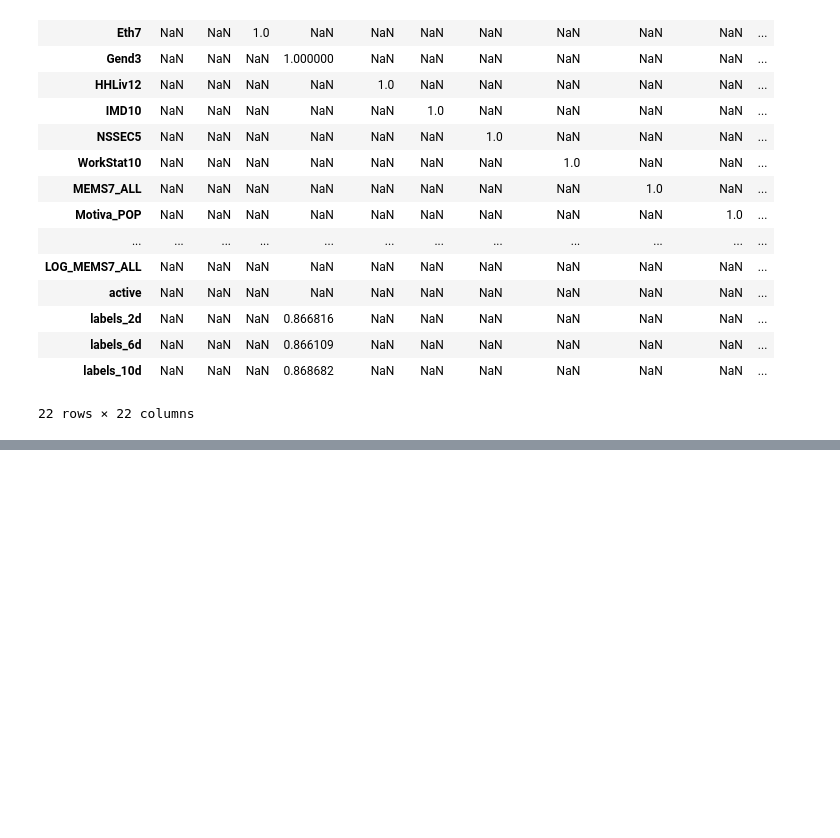
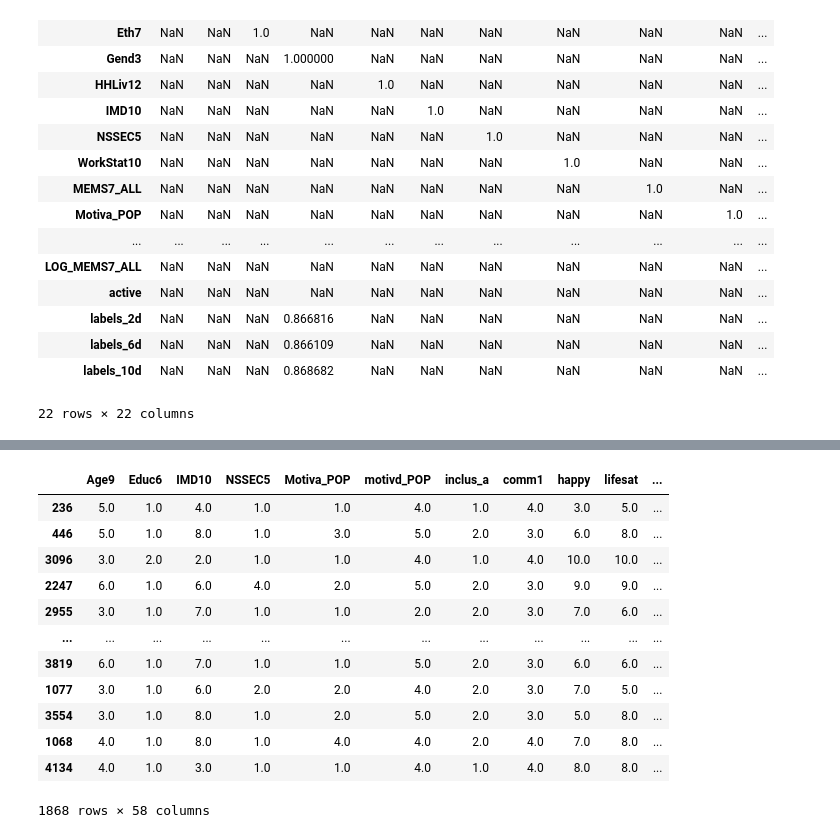
Before and after one commit to ferguswatson39/london_sport2, a Jupyter notebook: notebooks/perturbation/perturb_test.ipynb, the cells around one changed output, grey strips where cells are left out. Saved outputs shown, nothing was run; the diff lists cells and outputs as text; code cells hidden in the pictures; blank space fills up the shorter version.

```diff
--- a/notebooks/perturbation/perturb_test.ipynb
+++ b/notebooks/perturbation/perturb_test.ipynb
@@ -244,5 +258,23 @@ X_test
 # %%
 to_perturb = ['inclus_a', 'comm1', 'happy', 'lifesat', 'lone', 'worthw']
+scaler = StandardScaler()
+X_train_scaled = scaler.fit_transform(X_train)
 logistic = Logistic()
-logistic.fit_logistic(X_train, Y_train)
-perturbed_df = run_perturbation(X_test, to_perturb, logistic)
+logistic.fit_logistic(X_train_scaled, Y_train)
+perturbed_df = run_perturbation(X_test, to_perturb, logistic, scaler)
+# %%
+perturbed_df
+# %% [output]
+|  | Age9 | Educ6 | IMD10 | NSSEC5 | Motiva_POP | motivd_POP | inclus_a | comm1 | happy | lifesat | ... |
+| 236 | 5.0 | 1.0 | 4.0 | 1.0 | 1.0 | 4.0 | 1.0 | 4.0 | 3.0 | 5.0 | ... |
+| 446 | 5.0 | 1.0 | 8.0 | 1.0 | 3.0 | 5.0 | 2.0 | 3.0 | 6.0 | 8.0 | ... |
+| 3096 | 3.0 | 2.0 | 2.0 | 1.0 | 1.0 | 4.0 | 1.0 | 4.0 | 10.0 | 10.0 | ... |
+| 2247 | 6.0 | 1.0 | 6.0 | 4.0 | 2.0 | 5.0 | 2.0 | 3.0 | 9.0 | 9.0 | ... |
+| 2955 | 3.0 | 1.0 | 7.0 | 1.0 | 1.0 | 2.0 | 2.0 | 3.0 | 7.0 | 6.0 | ... |
+| ... | ... | ... | ... | ... | ... | ... | ... | ... | ... | ... | ... |
+| 3819 | 6.0 | 1.0 | 7.0 | 1.0 | 1.0 | 5.0 | 2.0 | 3.0 | 6.0 | 6.0 | ... |
+| 1077 | 3.0 | 1.0 | 6.0 | 2.0 | 2.0 | 4.0 | 2.0 | 3.0 | 7.0 | 5.0 | ... |
+| 3554 | 3.0 | 1.0 | 8.0 | 1.0 | 2.0 | 5.0 | 2.0 | 3.0 | 5.0 | 8.0 | ... |
+| 1068 | 4.0 | 1.0 | 8.0 | 1.0 | 4.0 | 4.0 | 2.0 | 4.0 | 7.0 | 8.0 | ... |
+| 4134 | 4.0 | 1.0 | 3.0 | 1.0 | 1.0 | 4.0 | 1.0 | 4.0 | 8.0 | 8.0 | ... |
+1868 rows × 58 columns
```
Also changed, not shown: parts of 14 cells of this notebook, 2 other files.
